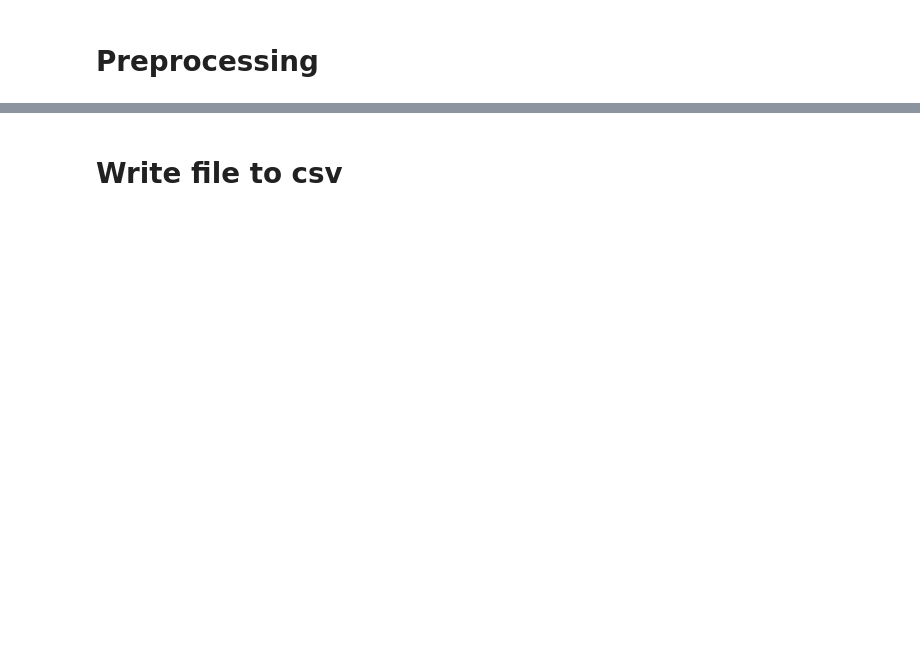
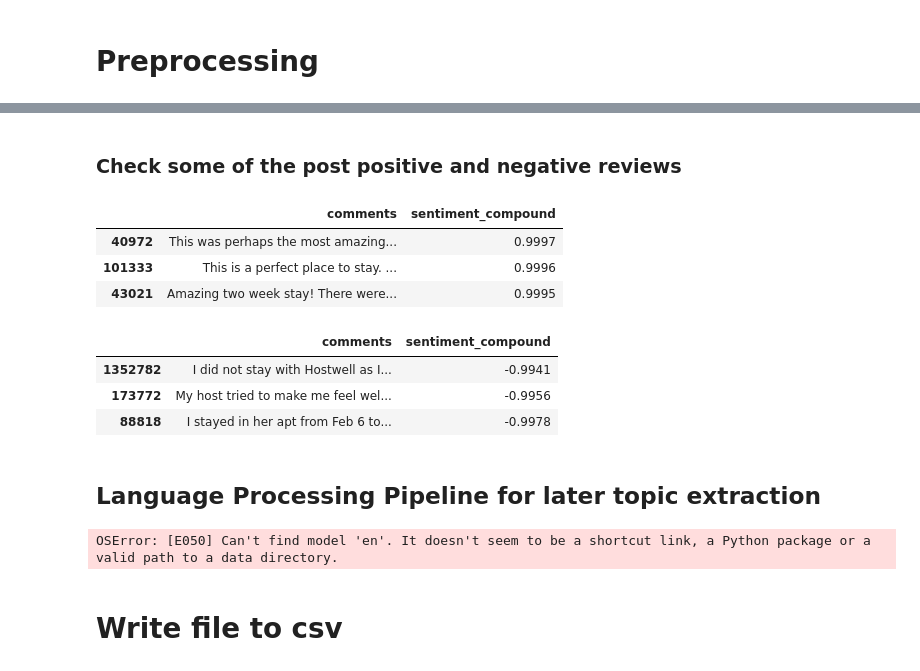
Before and after one commit to KishenSharma6/Airbnb-Analysis, a Jupyter notebook: Project Codes/04. Data Processing and Feature Engineering/2020_0207_Reviews_PreprocessingNLP.ipynb, the cells around one changed output, grey strips where cells are left out. Saved outputs shown, nothing was run; the diff lists cells and outputs as text; code cells hidden in the pictures; blank space fills up the shorter version.

```diff
--- a/Project Codes/04. Data Processing and Feature Engineering/2020_0207_Reviews_PreprocessingNLP.ipynb
+++ b/Project Codes/04. Data Processing and Feature Engineering/2020_0207_Reviews_PreprocessingNLP.ipynb
@@ -99,23 +68,7 @@ sample.head()
 from vaderSentiment.vaderSentiment import SentimentIntensityAnalyzer
 analyzer = SentimentIntensityAnalyzer()
 
-#Write fuctions to capture positive, negative, neutral, and compound scores to later apply to reviews.comments_parsed
-def neg_scores(comment):
-    #Function to capture neg semantic score
-    score = analyzer.polarity_scores(comment)['neg']
+def compound_scores(series):
+    #Function to capture compound semantic score
+    score = analyzer.polarity_scores(series)['compound']
     return score
-
-def pos_scores(comment):
-    #Function to capture positive semantic score
-    score = analyzer.polarity_scores(comment)['pos']
-    return score
-
-def neutral_scores(comment):
-    #Function to capture negative semantic score
-    score = analyzer.polarity_scores(comment)['neu']
-    return score
-
-def compound_scores(comment):
-    #Function to capture compound semantic score
-    score = analyzer.polarity_scores(comment)['compound']
-    return score
@@ -128,3 +75,32 @@ sample['sentiment_compound']= sample['comments_parsed'].swifter.apply(compound_s
+# %%
+#Apply compound_scores to comments
+df['sentiment_compound']= df['comments'].swifter.apply(compound_scores)
+# %% [markdown]
+### Check some of the post positive and negative reviews
+# %%
+#View some of the most positive reviews
+df[['comments','sentiment_compound' ]].sort_values(by = 'sentiment_compound', ascending= False).head(3)
+# %% [output]
+|  | comments | sentiment_compound |
+| 40972 | This was perhaps the most amazing... | 0.9997 |
+| 101333 | This is a perfect place to stay. ... | 0.9996 |
+| 43021 | Amazing two week stay! There were... | 0.9995 |
+# %%
+#View some of the most negative reviews
+df[['comments','sentiment_compound' ]].sort_values(by = 'sentiment_compound', ascending= False).tail(3)
+# %% [output]
+|  | comments | sentiment_compound |
+| 1352782 | I did not stay with Hostwell as I... | -0.9941 |
+| 173772 | My host tried to make me feel wel... | -0.9956 |
+| 88818 | I stayed in her apt from Feb 6 to... | -0.9978 |
+# %% [markdown]
+## Language Processing Pipeline for later topic extraction
+# %%
+#Word tokenization
+import spacy
+nlp = spacy.load('en')
+# %% [output]
+OSError: [E050] Can't find model 'en'. It doesn't seem to be a shortcut link, a Python package or a valid path to a data directory.
 # %% [markdown]
 # Write file to csv
 # %%
```
Also changed, not shown: parts of 12 cells of this notebook, 1 other file.
